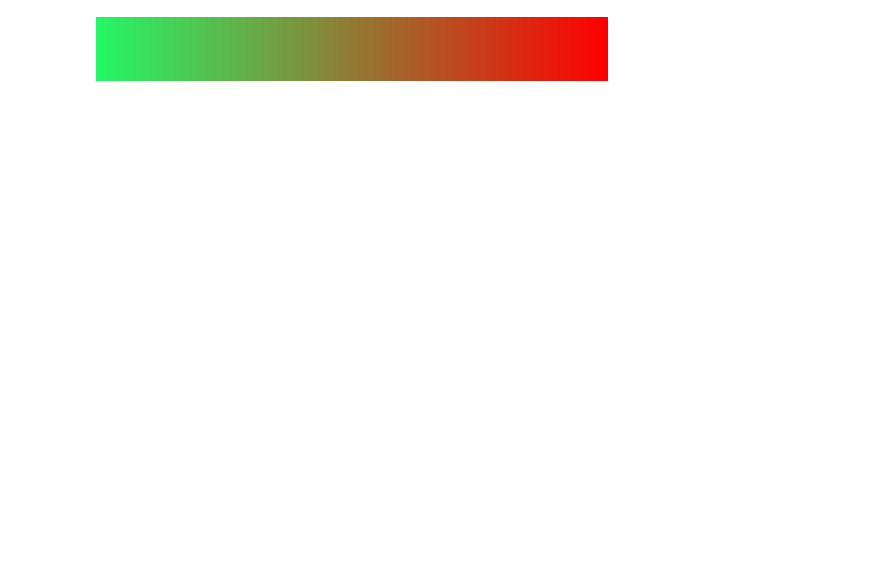
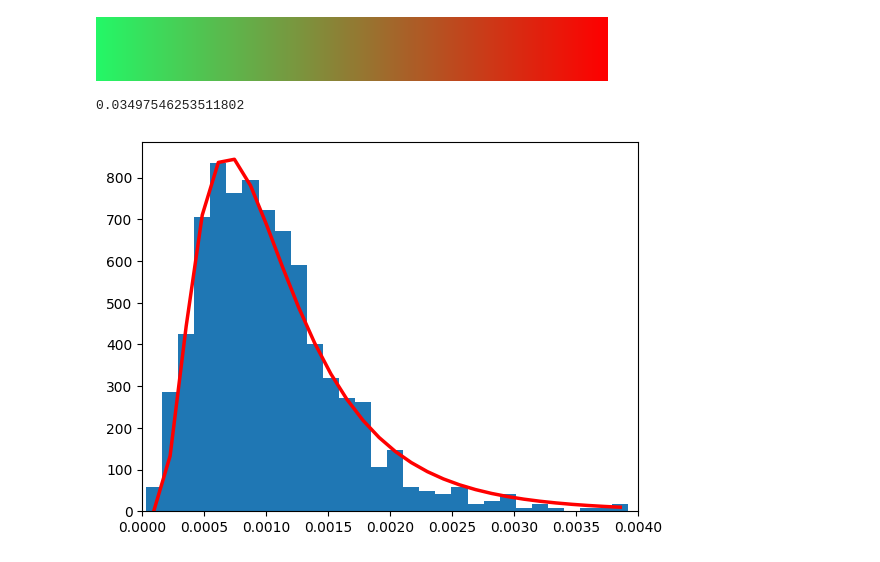
Before and after one commit to OneMoreGate/Memristor_modeling, a Jupyter notebook: Grains/voronoi.ipynb, the cells around one changed output. Drawn from its saved outputs; the diff is of its cells as text; code cells hidden in the pictures; blank space fills up the shorter version.

```diff
--- a/Grains/voronoi.ipynb
+++ b/Grains/voronoi.ipynb
@@ -74,3 +87,19 @@ ax.add_collection(polygons_coll)
 custom_cmap
 # %% [output]
 [figure]
+# %%
+from scipy.optimize import curve_fit
+
+fig, ax = plt.subplots()
+ax.set_xlim([0,0.004])
+def log_norm(x, mu, sigma):
+    return 1/(x * sigma * np.sqrt(2 * np.pi)) * np.exp(-(np.log(x) - mu)**2 / (2 * sigma**2))
+counts, bins, _ = ax.hist(poly_df['Poly_areas'], bins=30, density=True)
+bin_centers = (bins[1:] + bins[:-1]) / 2
+popt, _ = curve_fit(log_norm, bin_centers, counts, p0=[0, 1])
+log_norm_points = log_norm(bin_centers, *popt)
+ax.plot(bin_centers, log_norm_points , color='red', label='Fitted curve', linewidth = 2.5)
+np.mean(2 * np.sqrt(poly_df['Poly_areas'] / np.pi ))
+# %% [output]
+0.03497546253511802
+[figure, added]
```
Also changed, not shown: parts of 3 cells of this notebook, 1 other file.
